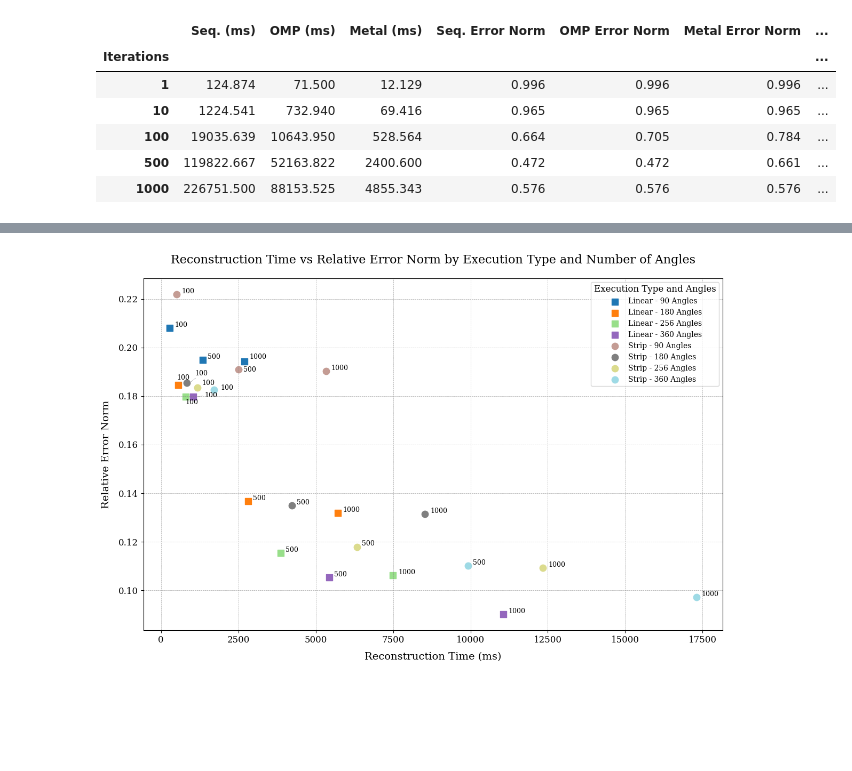
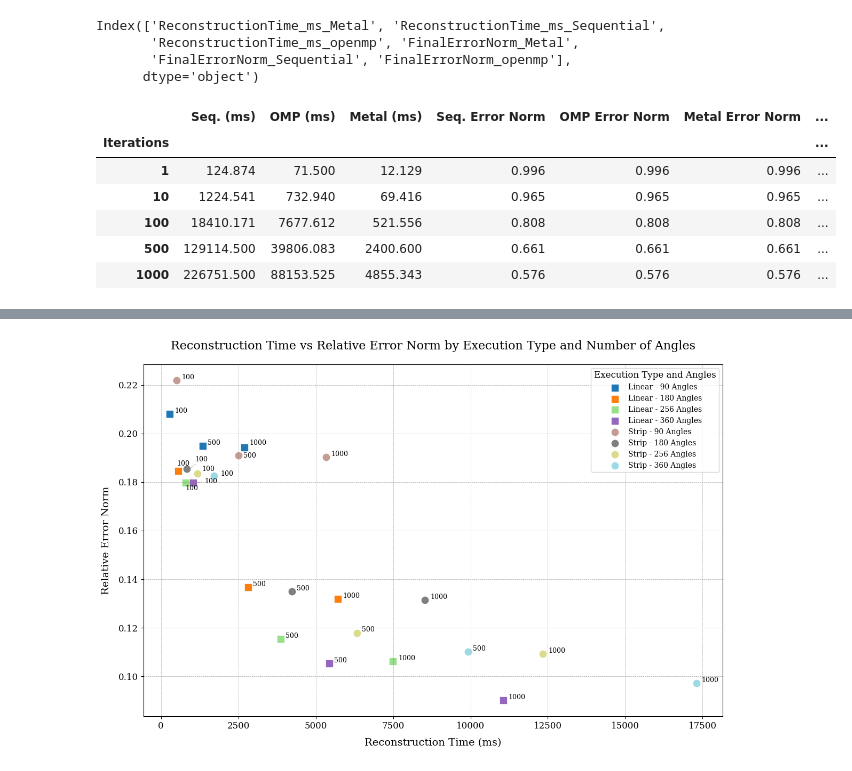
Before and after one commit to ksuraev/Cimmino-Phantom-Reconstruction, a Jupyter notebook: plots.ipynb, the cells around one changed output, grey strips where cells are left out. Drawn from its saved outputs; the diff is of its cells as text; code cells hidden in the pictures; blank space fills up the shorter version.

```diff
--- a/plots.ipynb
+++ b/plots.ipynb
@@ -4,16 +6,14 @@ import matplotlib.pyplot as plt
 # %%
-# Import data
+# Image size 256 and number of angles 90
 df_other = pd.read_csv('Other-Implementations/logs/performance_log.csv')
 df_metal = pd.read_csv('metal-logs/metal_performance_log.csv')
 
 # Combine both datasets into one DataFrame
-df_other['Source'] = 'Other'
-df_metal['Source'] = 'Metal'
 df_combined = pd.concat([df_other, df_metal], ignore_index=True)
-df_combined = df_combined[df_combined['ImageWidth']==256]
+df_combined = df_combined[(df_combined['ImageWidth']==256) & (df_combined['NumAngles']==90)]
 
-# Group by ExecutionType, NumIterations, and Source, and calculate mean for both columns
-grouped = df_combined.groupby(['Source', 'ExecutionType', 'NumIterations'])[['ReconstructionTime_ms', 'FinalErrorNorm']].mean()
+# Group by ExecutionType, NumIterations, and calculate mean for both columns
+grouped = df_combined.groupby(['ExecutionType', 'NumIterations'])[['ReconstructionTime_ms', 'FinalErrorNorm']].mean()
 
 grouped.reset_index(inplace=True)
 grouped = grouped[(grouped['NumIterations'] != 50) & (grouped['NumIterations'] <= 1000)]
@@ -22,54 +22,58 @@ grouped = grouped[grouped['FinalErrorNorm'] > 0]
 
 
 # Pivot the data to create a single DataFrame
-pivoted = grouped.pivot(index='NumIterations', columns=['Source', 'ExecutionType'], values=['ReconstructionTime_ms', 'FinalErrorNorm'])
+pivoted = grouped.pivot(index='NumIterations', columns=['ExecutionType'], values=['ReconstructionTime_ms', 'FinalErrorNorm'])
 
-# Flatten the multi-level columns for easier readability
+# Flatten the multi-level columns
 pivoted.columns = ['_'.join(col).strip() for col in pivoted.columns.values]
 pivoted = pivoted.rename_axis('Iterations', axis='index')
-
+print(pivoted.columns)
 pivoted = pivoted.rename(columns={
-    'ReconstructionTime_ms_Other_Sequential': 'Seq. (ms)',
-    'ReconstructionTime_ms_Other_openmp': 'OMP (ms)',
-    'FinalErrorNorm_Other_Sequential': 'Seq. Error Norm',
-    'FinalErrorNorm_Other_openmp': 'OMP Error Norm',
-    'ReconstructionTime_ms_Metal_Metal': 'Metal (ms)',
-    'FinalErrorNorm_Metal_Metal': 'Metal Error Norm'
+    'ReconstructionTime_ms_Sequential': 'Seq. (ms)',
+    'ReconstructionTime_ms_openmp': 'OMP (ms)',
+    'FinalErrorNorm_Sequential': 'Seq. Error Norm',
+    'FinalErrorNorm_openmp': 'OMP Error Norm',
+    'ReconstructionTime_ms_Metal': 'Metal (ms)',
+    'FinalErrorNorm_Metal': 'Metal Error Norm'
 })
 
 # Define the new column order
 new_column_order = [
     'Seq. (ms)',
     'OMP (ms)',
     'Metal (ms)',
     'Seq. Error Norm',
     'OMP Error Norm',
     'Metal Error Norm'
 ]
 
 # Reorder the columns
 pivoted = pivoted[new_column_order]
 
 # Add speedup columns
 pivoted['Speedup: OMP vs Seq'] = pivoted['Seq. (ms)'] / pivoted['OMP (ms)']
 pivoted['Speedup: Metal vs Seq'] = pivoted['Seq. (ms)'] / pivoted['Metal (ms)']
 pivoted['Speedup: Metal vs OMP'] = pivoted['OMP (ms)'] / pivoted['Metal (ms)']
 
 # Calculate the global minimum and maximum across the selected columns
 vmin = pivoted[['Speedup: OMP vs Seq', 'Speedup: Metal vs Seq', 'Speedup: Metal vs OMP']].min().min()
 vmax = pivoted[['Speedup: OMP vs Seq', 'Speedup: Metal vs Seq', 'Speedup: Metal vs OMP']].max().max()
 
 # Apply the gradient with consistent vmin and vmax
 styled_table = pivoted.style.format(precision=3)\
     .background_gradient(subset=['Speedup: OMP vs Seq', 'Speedup: Metal vs Seq', 'Speedup: Metal vs OMP'], cmap='Blues', vmin=vmin, vmax=vmax)
 styled_table
 # %% [output]
+Index(['ReconstructionTime_ms_Metal', 'ReconstructionTime_ms_Sequential',
+       'ReconstructionTime_ms_openmp', 'FinalErrorNorm_Metal',
+       'FinalErrorNorm_Sequential', 'FinalErrorNorm_openmp'],
+      dtype='object')
 |  | Seq. (ms) | OMP (ms) | Metal (ms) | Seq. Error Norm | OMP Error Norm | Metal Error Norm | ... |
 | Iterations |  |  |  |  |  |  | ... |
 | 1 | 124.874 | 71.500 | 12.129 | 0.996 | 0.996 | 0.996 | ... |
 | 10 | 1224.541 | 732.940 | 69.416 | 0.965 | 0.965 | 0.965 | ... |
-| 100 | 19035.639 | 10643.950 | 528.564 | 0.664 | 0.705 | 0.784 | ... |
-| 500 | 119822.667 | 52163.822 | 2400.600 | 0.472 | 0.472 | 0.661 | ... |
+| 100 | 18410.171 | 7677.612 | 521.556 | 0.808 | 0.808 | 0.808 | ... |
+| 500 | 129114.500 | 39806.083 | 2400.600 | 0.661 | 0.661 | 0.661 | ... |
 | 1000 | 226751.500 | 88153.525 | 4855.343 | 0.576 | 0.576 | 0.576 | ... |
 # %%
 # Import data
```
Also changed, not shown: parts of 9 cells of this notebook.
